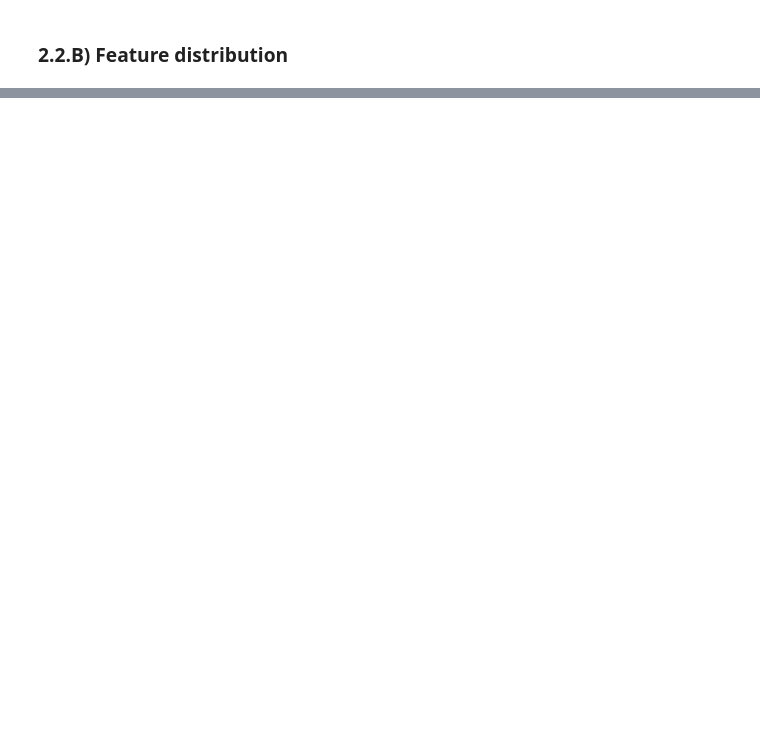
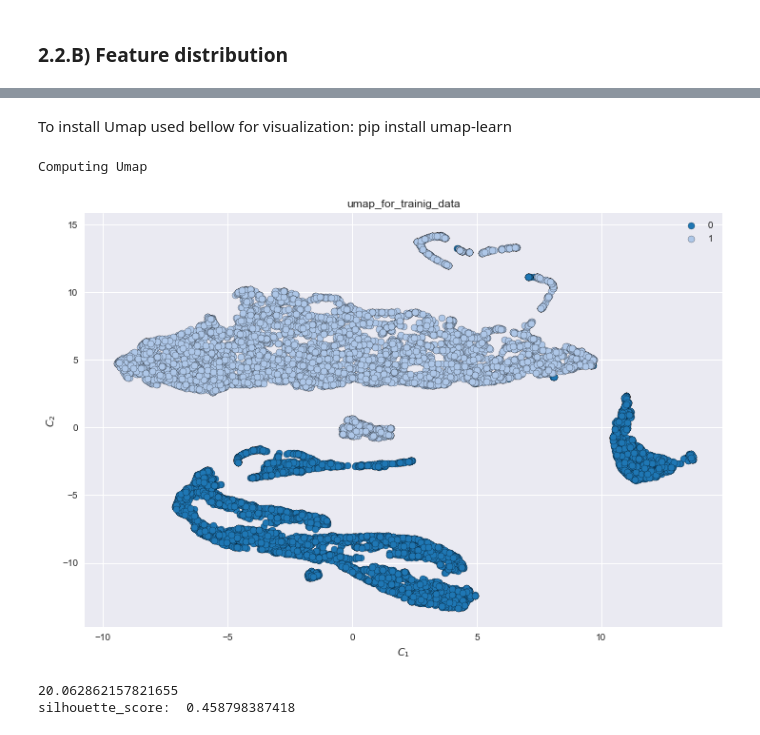
Before and after one commit to armitakhn/NLP_project, a Jupyter notebook: code/Feature analysis.ipynb, the cells around one changed output, grey strips where cells are left out. Cells and saved outputs as stored; diff of their text form; code cells hidden in the pictures; blank space fills up the shorter version.

```diff
--- a/code/Feature analysis.ipynb
+++ b/code/Feature analysis.ipynb
@@ -138,0 +187,7 @@ pd_testing_features.describe()
+# %%
+fw, fh = plt.rcParams["figure.figsize"]
+# %%
+training_features= training_features[0:20000]
+labels= labels[0:20000]
+testing_features=testing_features[0:20000]
+test_label = test_label[0:20000]
@@ -138,0 +218,22 @@ pd_testing_features.describe()
+# %% [markdown]
+To install Umap used bellow for visualization: pip install umap-learn
+# %%
+#a very efficient method- very new
+# Umap for training data
+# we can see that two classes have been seperated almost perfectly- works much better than tsne
+res = pd.DataFrame(index=["Computation time", "Silhouette score", "Calinski-Harabazscore"])
+print("Computing Umap")
+import umap
+t = time.time()
+X_umap = umap.UMAP(n_neighbors= 10, min_dist=0.01,metric='correlation').fit_transform(training_features)
+t = time.time() - t
+fig, ax = plot_repr(X_umap, labels, title="umap_for_trainig_data")
+res.loc[:, ax.get_title()] = (t, silhouette_score(X_umap, labels), calinski_harabaz_score(X_umap, labels))
+plt.show()
+print(t)
+print('silhouette_score: ',silhouette_score(X_umap, labels))
+# %% [output]
+Computing Umap
+[figure, added]
+20.062862157821655
+silhouette_score:  0.458798387418
```
Also changed, not shown: parts of 20 cells of this notebook.
